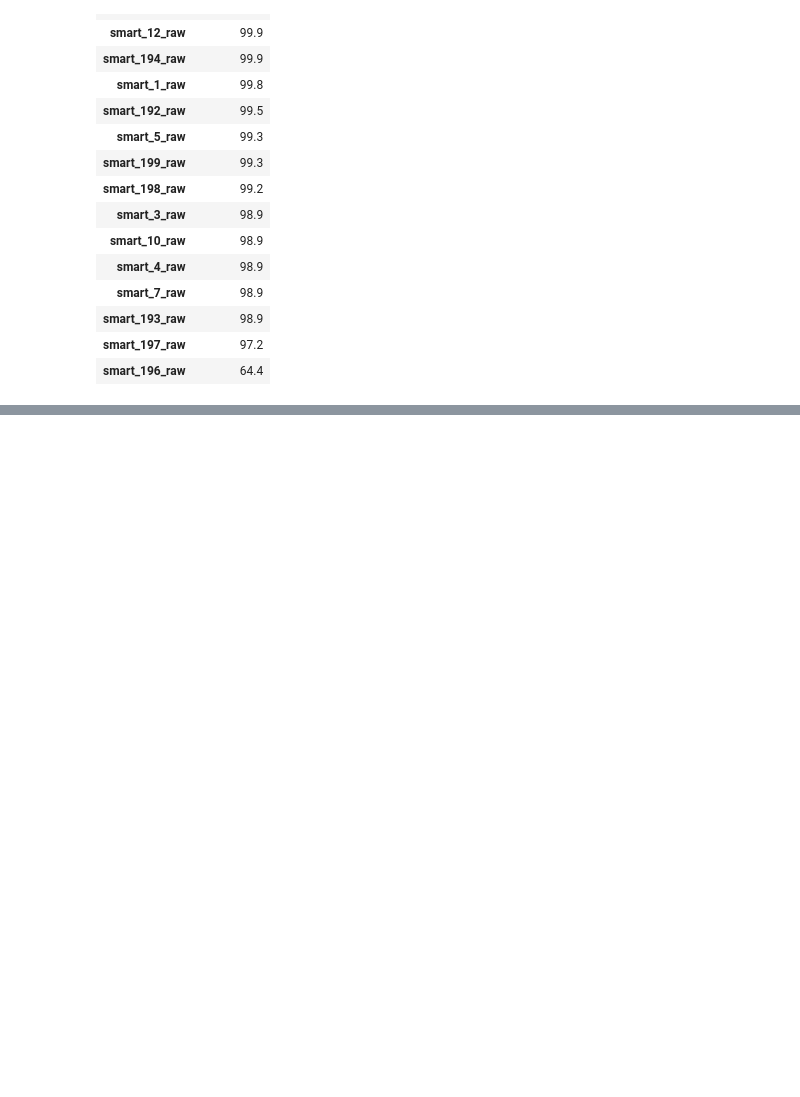
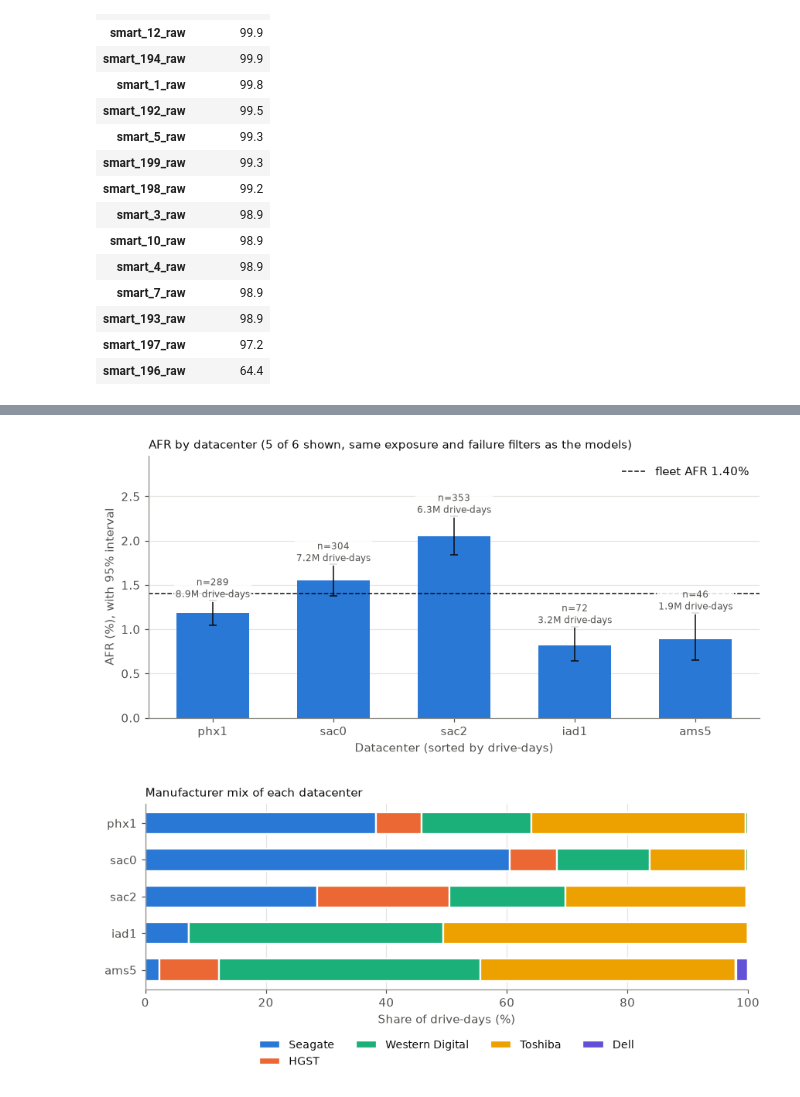
Before and after one commit to tarteeg/disk-failure-analysis, a Jupyter notebook: notebooks/eda_q1_2025.ipynb, the cells around one changed output, grey strips where cells are left out. Drawn from its saved outputs; the diff is of its cells as text; code cells hidden in the pictures; blank space fills up the shorter version.

```diff
--- a/notebooks/eda_q1_2025.ipynb
+++ b/notebooks/eda_q1_2025.ipynb
@@ -497,0 +704,50 @@ Top 15 attributes by overall coverage
+# %%
+# --- 1. AFR per datacenter ---
+by_dc = afr_by("COALESCE(datacenter, '<unknown>')")
+by_dc.to_csv(cfg.cache_dir / "afr_by_datacenter.csv", index=False)
+dc = drawn(by_dc).sort_values("drive_days", ascending=False).reset_index(drop=True)
+
+fig, ax = plt.subplots(figsize=(8, 4))
+ax.bar(dc["grp"], dc["afr"], yerr=yerr(dc), color=BLUE, ecolor=INK,
+       error_kw={"elinewidth": 1, "capsize": 3}, width=0.6)
+ax.axhline(afr_all, color=INK, ls="--", lw=1, label=f"fleet AFR {afr_all:.2f}%")
+for x, (hi, k, d) in enumerate(zip(dc["afr_hi"], dc["failures"], dc["drive_days"])):
+    ax.text(x, hi, f"n={k}\n{d / 1e6:.1f}M drive-days", ha="center", va="bottom", fontsize=8, color=MUTED, bbox=LABEL_BOX)
+ax.legend(frameon=False, loc="upper right")
+ax.set_xlabel("Datacenter (sorted by drive-days)")
+ax.set_ylabel("AFR (%), with 95% interval")
+ax.set_ylim(0, dc["afr_hi"].max() * 1.3)
+ax.set_title(f"AFR by datacenter ({len(dc)} of {len(by_dc)} shown, same exposure and failure filters as the models)",
+             loc="left", fontsize=10)
+ax.grid(axis="x", visible=False)
+finish(fig, "afr_by_datacenter")
+
+# --- 2. Model mix of each datacenter (share of drive-days by manufacturer) ---
+mix = con.execute("""
+    SELECT COALESCE(datacenter, '<unknown>') AS dc, manufacturer, COUNT(*) AS drive_days
+    FROM dq JOIN model_info USING (model) GROUP BY ALL
+""").df().pivot(index="dc", columns="manufacturer", values="drive_days").fillna(0)
+mix = mix.loc[dc["grp"]]
+mix = mix.div(mix.sum(axis=1), axis=0) * 100
+order = [c for c in MANUF_COLORS if c in mix.columns] + [c for c in mix.columns if c not in MANUF_COLORS]
+legend_names = [c for c in order if mix[c].max() >= 0.5]   # legend: manufacturers with >= 0.5% in at least one datacenter
+
+fig, ax = plt.subplots(figsize=(8, 3.8))
+left = np.zeros(len(mix))
+for name in order:
+    ax.barh(mix.index, mix[name], left=left, color=MANUF_COLORS.get(name, OTHER_COLOR), label=name,
+            height=0.6, edgecolor="white", linewidth=1.5)
+    left += mix[name].to_numpy()
+ax.invert_yaxis()
+ax.set_xlim(0, 100)
+ax.set_xlabel("Share of drive-days (%)")
+ax.set_title("Manufacturer mix of each datacenter", loc="left", fontsize=10)
+ax.grid(axis="y", visible=False)
+h, l = ax.get_legend_handles_labels()
+keep = [i for i, name in enumerate(l) if name in legend_names]
+ax.legend([h[i] for i in keep], [l[i] for i in keep], frameon=False, ncol=4, loc="upper center",
+          bbox_to_anchor=(0.5, -0.22), fontsize=9)
+finish(fig, "manufacturer_mix_by_datacenter")
+# %% [output]
+[figure, added]
+[figure, added]
```
Also changed, not shown: parts of 13 cells of this notebook, 7 other files.
